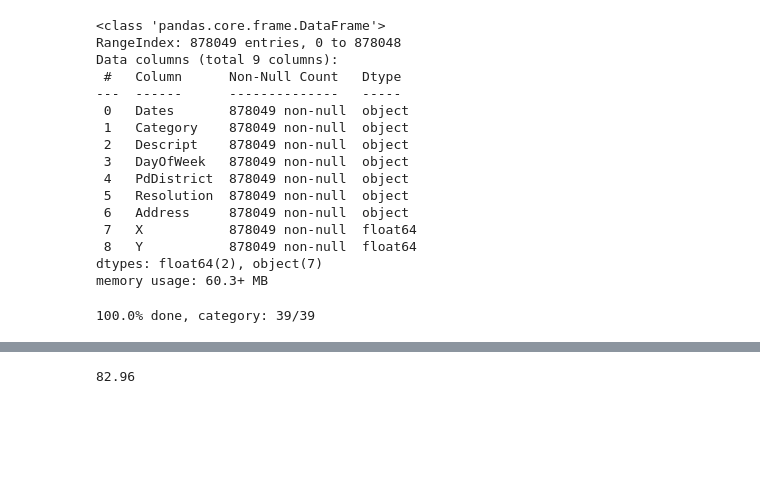
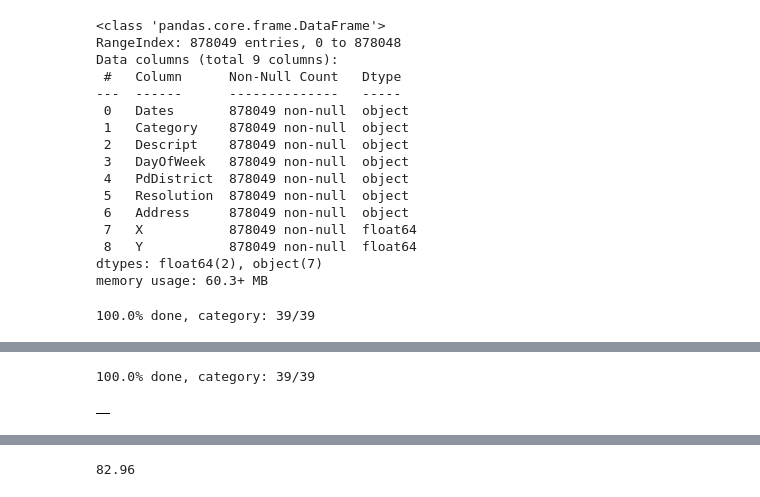
Before and after one commit to ZachMajernik/DataScience2, a Jupyter notebook: Predict/CategoricalOutput.ipynb, the cells around one changed output, grey strips where cells are left out. Drawn from its saved outputs; the diff is of its cells as text; code cells hidden in the pictures; blank space fills up the shorter version.

```diff
--- a/Predict/CategoricalOutput.ipynb
+++ b/Predict/CategoricalOutput.ipynb
@@ -236,3 +265,16 @@ df_excluded
+# %%
+segments_df = {'category':[], 'topSeg':[], 'secondSeg':[], 'thirdSeg':[]}
+segments_df = pd.DataFrame()
+
+for i in range(len(categories)):
+    row = pd.DataFrame(findSegments(trainDF, categories[i], (i+1), len(categories)))
+    df = pd.concat([df, row], ignore_index=True)
+# %% [output]
+100.0% done, category: 39/39
+# %%
+segments_df
+# %% [output]
+|  |
 # %%
 def row_Matches(df, rowToCheck):
     numOfMatches = 0
```
Also changed, not shown: parts of 14 cells of this notebook.
